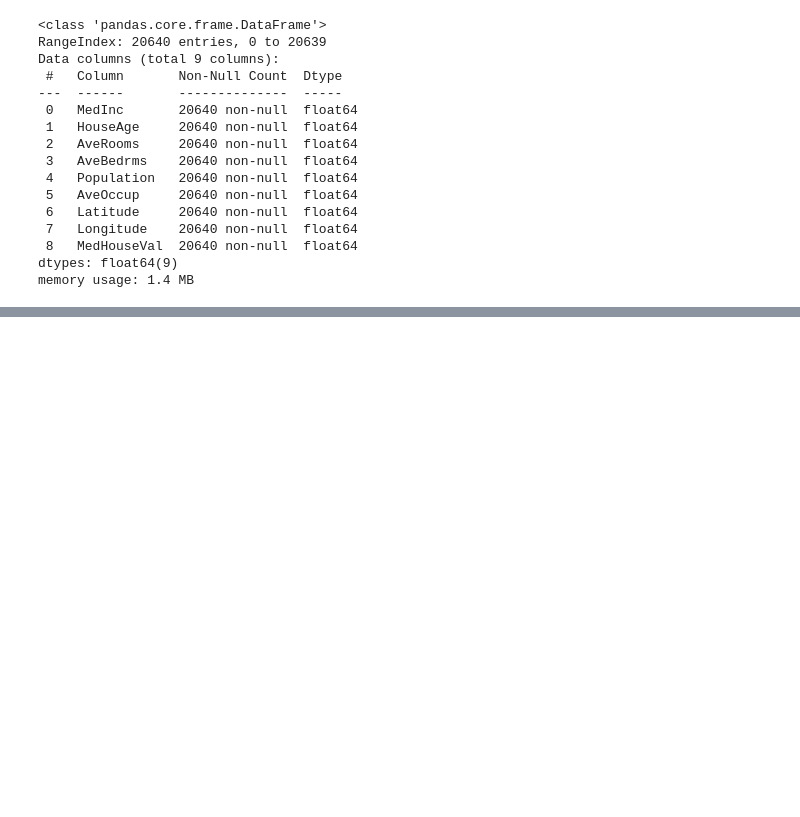
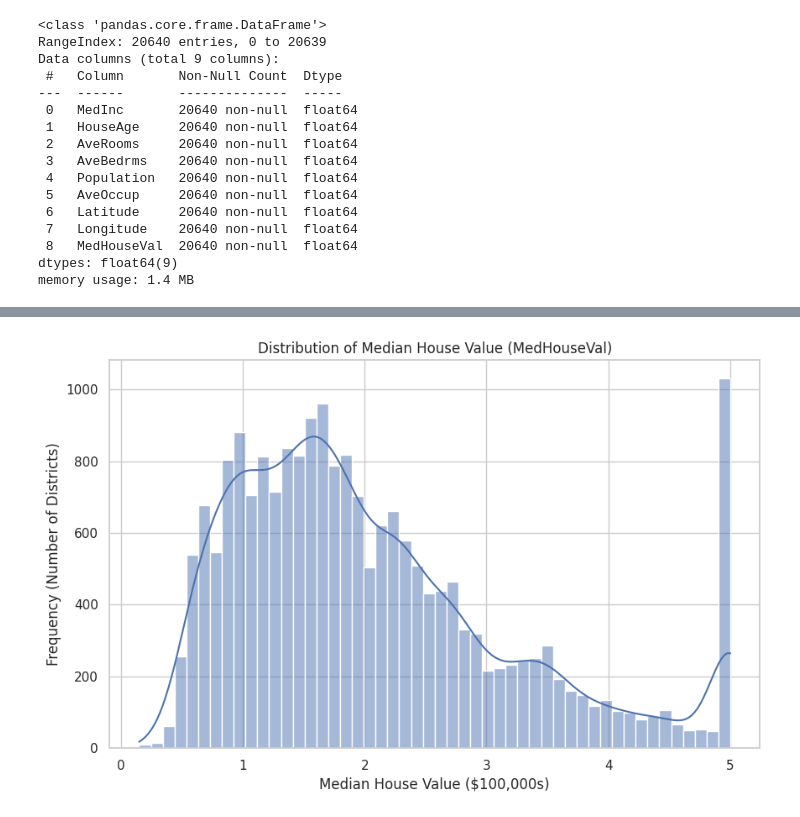
Before and after one commit to psampatganesh27-debug/California-housing-predictions, a Jupyter notebook: housing_project.ipynb, the cells around one changed output, grey strips where cells are left out. Drawn from its saved outputs; the diff is of its cells as text; code cells hidden in the pictures; blank space fills up the shorter version.

Commit message:
Performed Data Analysis with visualizations

```diff
--- a/housing_project.ipynb
+++ b/housing_project.ipynb
@@ -38,0 +42,13 @@ df.head()
+# %%
+# Setting the style
+sns.set(style="whitegrid")
+
+# Creating a histogram for the median house value
+plt.figure(figsize=(10, 6))
+sns.histplot(df['MedHouseVal'], bins=50, kde=True)
+plt.title('Distribution of Median House Value (MedHouseVal)')
+plt.xlabel('Median House Value ($100,000s)')
+plt.ylabel('Frequency (Number of Districts)')
+plt.show()
+# %% [output]
+[figure, added]
```
Also changed, not shown: parts of 3 cells of this notebook.
